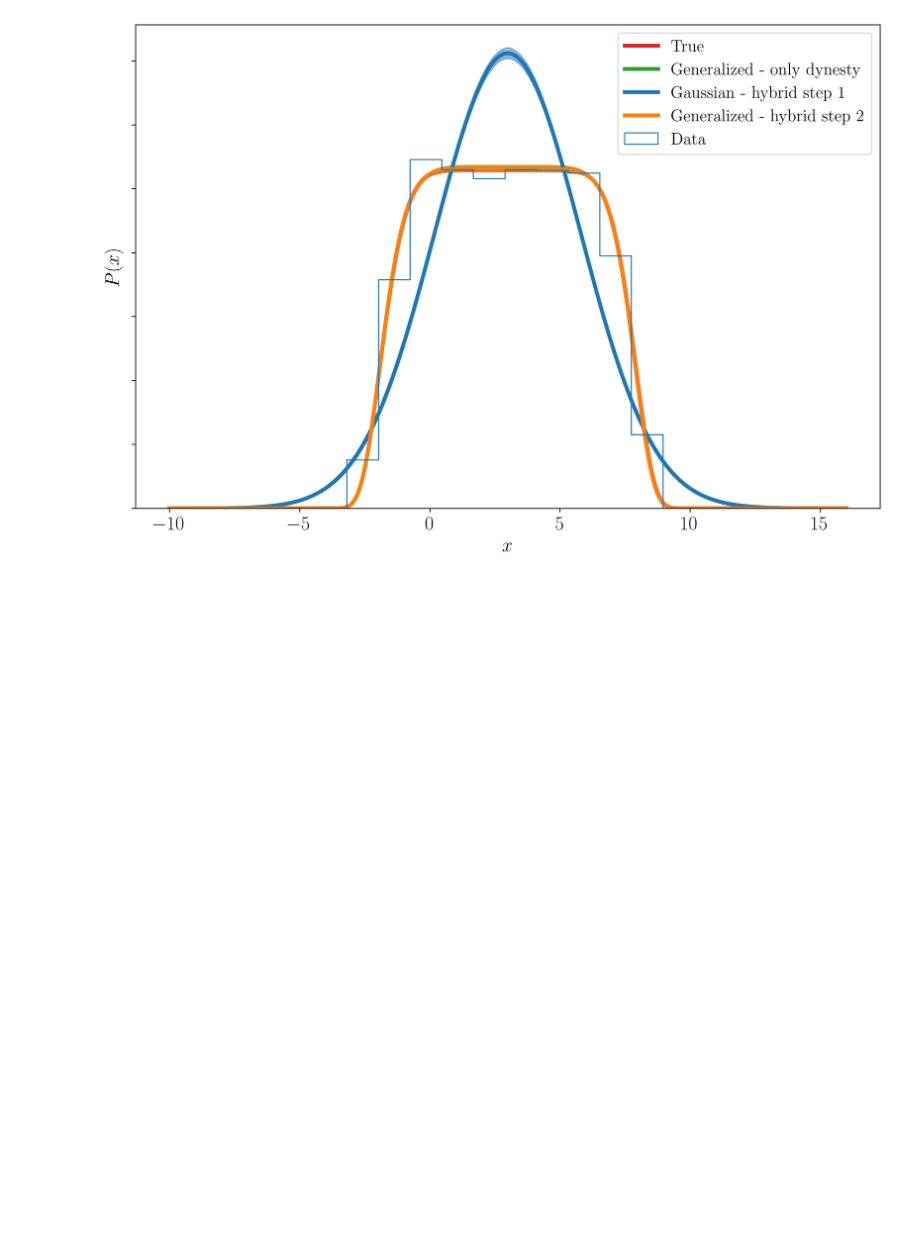
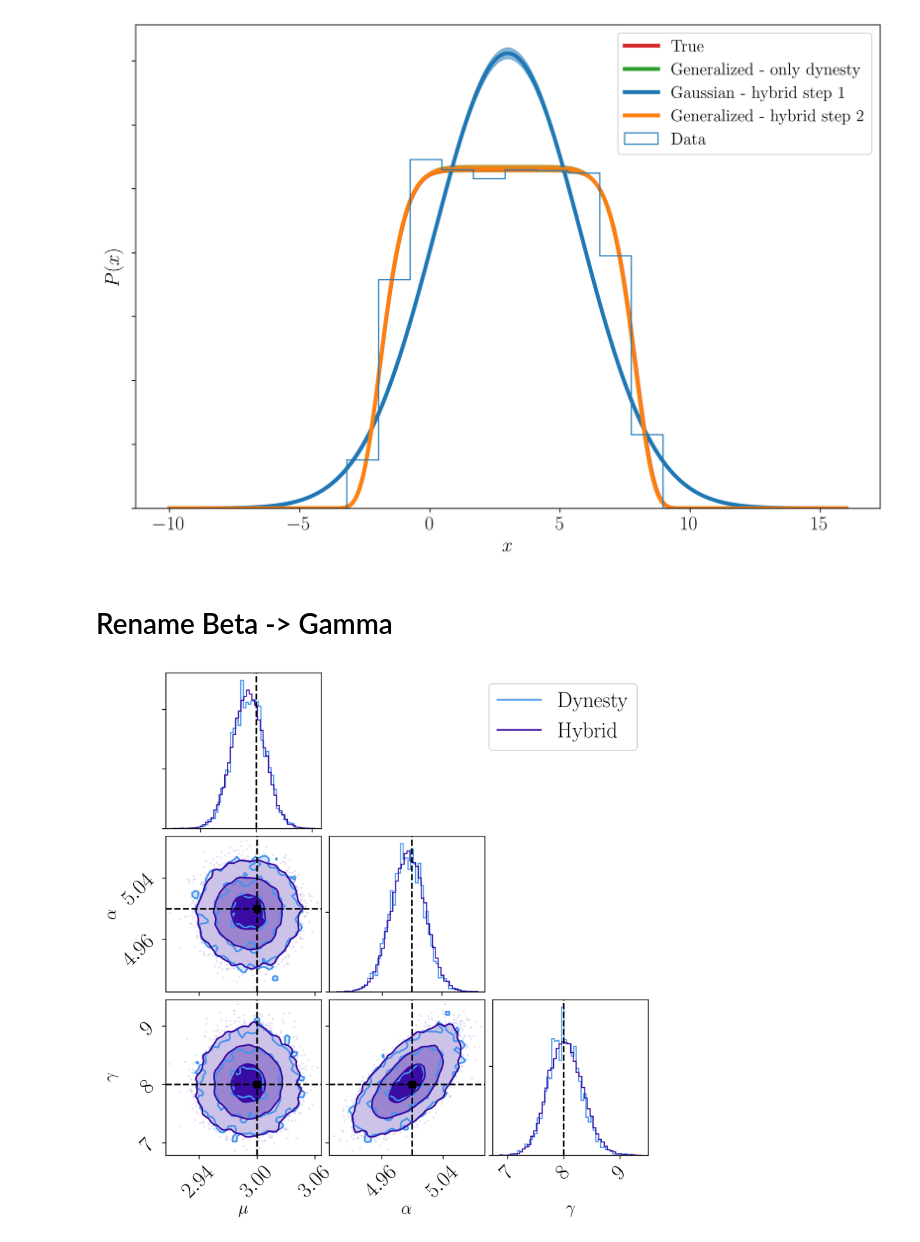
Before and after one commit to noahewolfe/tgr-hybrid-sampling, a Jupyter notebook: toy-model_misspecified.ipynb, the cells around one changed output. Drawn from its saved outputs; the diff is of its cells as text; code cells hidden in the pictures; blank space fills up the shorter version.

Commit message:
Fixed beta -> gamma label for paper revisions

```diff
--- a/toy-model_misspecified.ipynb
+++ b/toy-model_misspecified.ipynb
@@ -338,3 +341,35 @@ plot_posterior_predictive_distribution(
 (<Figure size 3600x2400 with 1 Axes>,
  <AxesSubplot:xlabel='$x$', ylabel='$P(x)$'>)
 [figure]
+# %% [markdown]
+# Rename Beta -> Gamma
+# %%
+result_hybrid_pt = bilby.core.result.read_in_result("./misspecified/misspecified_ptemcee-step/misspecified_ptemcee-step_result.json")
+result_nest_only = bilby.core.result.read_in_result("./misspecified/misspecified_dynesty-only/misspecified_dynesty-only_result.json")
+# %%
+## Combined Corner plot of dynesty-only, hybrid results
+with plt.rc_context({'lines.linestyle' : '--'}):
+    fig = bilby.core.result.plot_multiple(
+        [result_nest_only, result_hybrid_pt],
+        labels=["Dynesty", "Hybrid"],
+        colours=[COMP_COLOR, HYBRID_COLOR],
+        titles=False,
+        truth_color="black",
+        parameters=dict(
+            mu=mu_true,
+            alpha=alpha_true,
+            beta=beta_true
+        ),
+        corner_labels = [r"$\mu$", r"$\alpha$", r"$\gamma$"],
+        quantiles = None
+    )
+
+axes = fig.get_axes()
+axes[2].legend(
+    [ mpl.lines.Line2D([], [], color=COMP_COLOR), mpl.lines.Line2D([], [], color=HYBRID_COLOR) ],
+    [ "Dynesty", "Hybrid" ]
+)
+
+fig.savefig("./figures/toy-model_misspecified_comparison.pdf", bbox_inches='tight')
+# %% [output]
+[figure, added]
```
Also changed, not shown: parts of 4 cells of this notebook, 5 other files.
